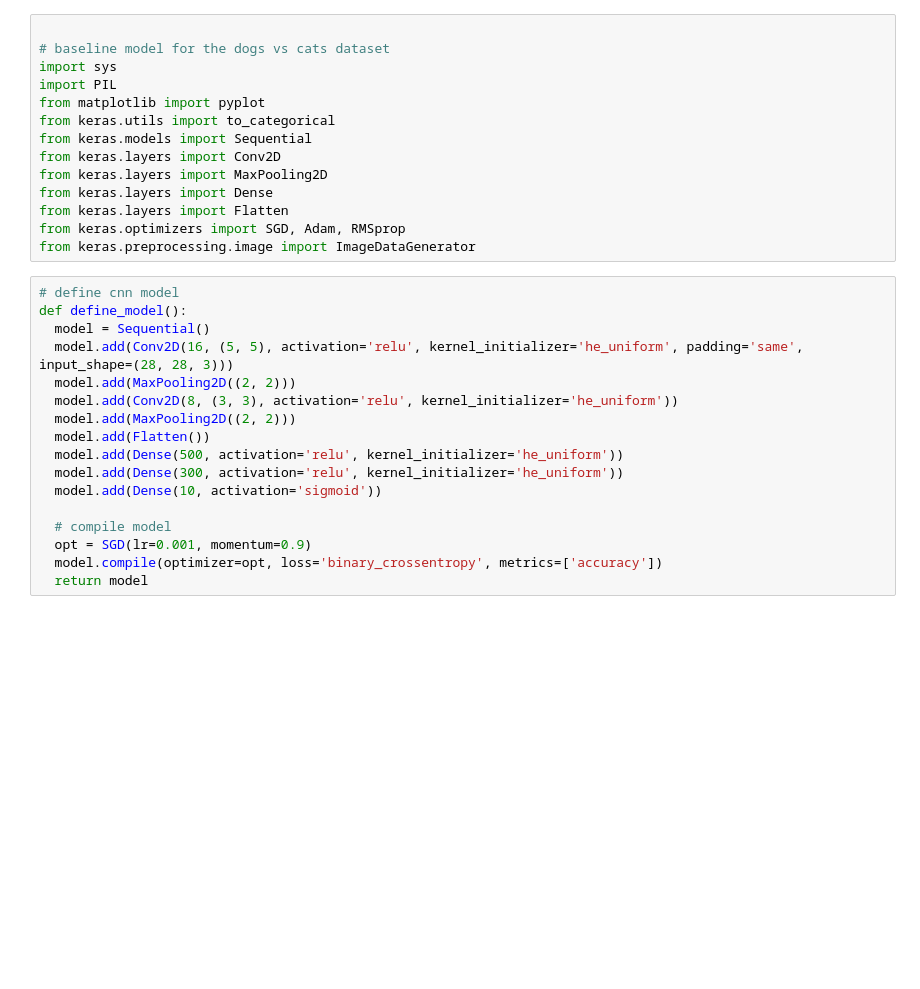
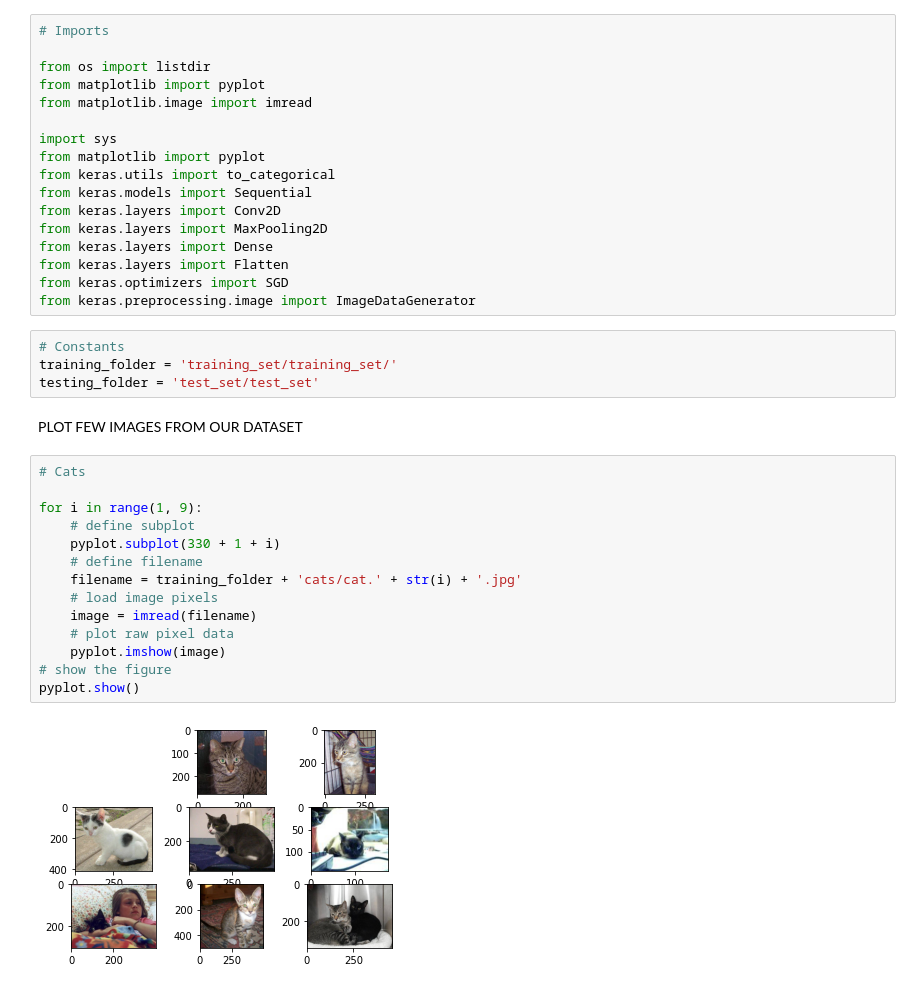
Before and after one commit to WillDera/cats_vs_dog, a Jupyter notebook: cats_and_dogs_convNet.ipynb, the cells around one changed output. Cells and saved outputs as stored; diff of their text form; blank space fills up the shorter version.

```diff
--- a/cats_and_dogs_convNet.ipynb
+++ b/cats_and_dogs_convNet.ipynb
@@ -15,8 +12,11 @@ Requirement already satisfied: pillow in /usr/local/lib/python3.6/dist-packages
 # %%
+# Imports
 
-# baseline model for the dogs vs cats dataset
+from os import listdir
+from matplotlib import pyplot
+from matplotlib.image import imread
+
 import sys
-import PIL
 from matplotlib import pyplot
 from keras.utils import to_categorical
 from keras.models import Sequential
@@ -24,22 +24,27 @@ from keras.layers import Conv2D
 from keras.layers import MaxPooling2D
 from keras.layers import Dense
 from keras.layers import Flatten
-from keras.optimizers import SGD, Adam, RMSprop
+from keras.optimizers import SGD
 from keras.preprocessing.image import ImageDataGenerator
-# %%
-# define cnn model
-def define_model():
-  model = Sequential()
-  model.add(Conv2D(16, (5, 5), activation='relu', kernel_initializer='he_uniform', padding='same', input_shape=(28, 28, 3)))
-  model.add(MaxPooling2D((2, 2)))
-  model.add(Conv2D(8, (3, 3), activation='relu', kernel_initializer='he_uniform'))
-  model.add(MaxPooling2D((2, 2)))
-  model.add(Flatten())
-  model.add(Dense(500, activation='relu', kernel_initializer='he_uniform'))
-  model.add(Dense(300, activation='relu', kernel_initializer='he_uniform'))
-  model.add(Dense(10, activation='sigmoid'))
-
-  # compile model
-  opt = SGD(lr=0.001, momentum=0.9)
-  model.compile(optimizer=opt, loss='binary_crossentropy', metrics=['accuracy'])
-  return model
+# %%
+# Constants
+training_folder = 'training_set/training_set/'
+testing_folder = 'test_set/test_set'
+# %% [markdown]
+PLOT FEW IMAGES FROM OUR DATASET
+# %%
+# Cats
+
+for i in range(1, 9):
+	# define subplot
+	pyplot.subplot(330 + 1 + i)
+	# define filename
+	filename = training_folder + 'cats/cat.' + str(i) + '.jpg'
+	# load image pixels
+	image = imread(filename)
+	# plot raw pixel data
+	pyplot.imshow(image)
+# show the figure
+pyplot.show()
+# %% [output]
+[figure, added]
```
Also changed, not shown: parts of 7 cells of this notebook.
